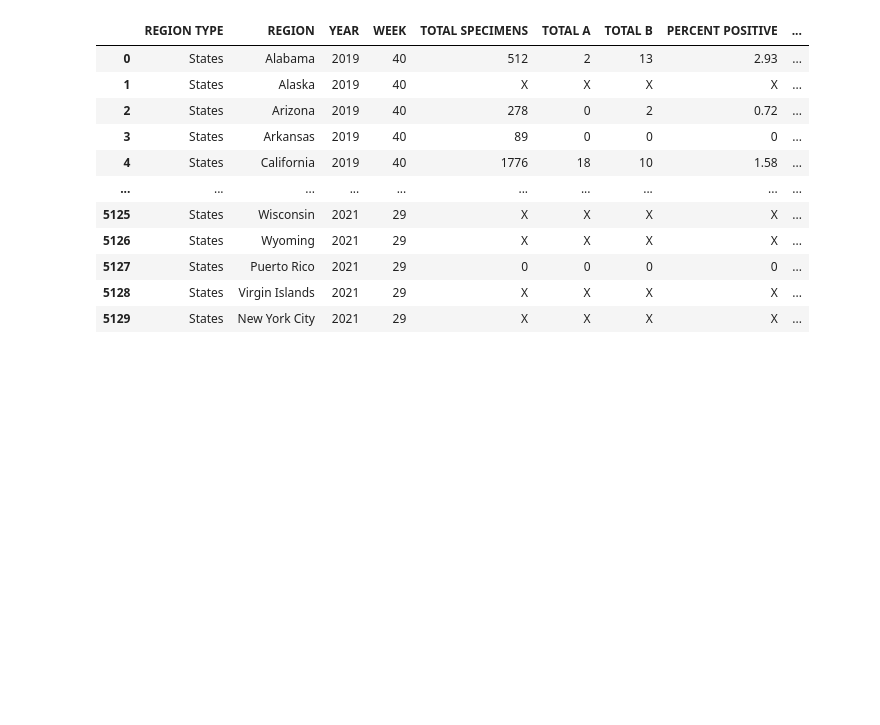
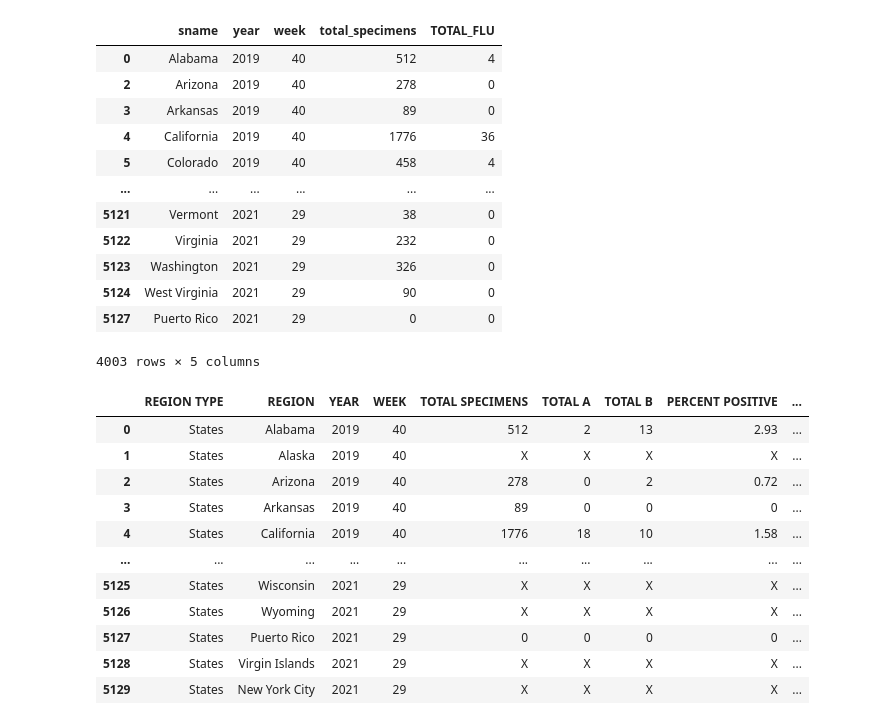
Before and after one commit to JosiahR89/Bootcamp-Project-2, a Jupyter notebook: etl_code_JR.IPYNB, the cells around one changed output. Cells and saved outputs as stored; diff of their text form; code cells hidden in the pictures; blank space fills up the shorter version.

```diff
--- a/etl_code_JR.IPYNB
+++ b/etl_code_JR.IPYNB
@@ -3,3 +85,20 @@ import pandas as pd
+# %%
+clean_flu_df = wflu_df[['sname', 'year', 'week', 'total_specimens', 'TOTAL_FLU']]
+clean_flu_df
+# %% [output]
+|  | sname | year | week | total_specimens | TOTAL_FLU |
+| 0 | Alabama | 2019 | 40 | 512 | 4 |
+| 2 | Arizona | 2019 | 40 | 278 | 0 |
+| 3 | Arkansas | 2019 | 40 | 89 | 0 |
+| 4 | California | 2019 | 40 | 1776 | 36 |
+| 5 | Colorado | 2019 | 40 | 458 | 4 |
+| ... | ... | ... | ... | ... | ... |
+| 5121 | Vermont | 2021 | 29 | 38 | 0 |
+| 5122 | Virginia | 2021 | 29 | 232 | 0 |
+| 5123 | Washington | 2021 | 29 | 326 | 0 |
+| 5124 | West Virginia | 2021 | 29 | 90 | 0 |
+| 5127 | Puerto Rico | 2021 | 29 | 0 | 0 |
+4003 rows × 5 columns
 # %%
 flu_df = pd.read_csv('Resources/Source_Data/WHO_NREVSS_Clinical_Labs.csv')
 flu_df
```
Also changed, not shown: parts of 8 cells of this notebook, 3 other files.
